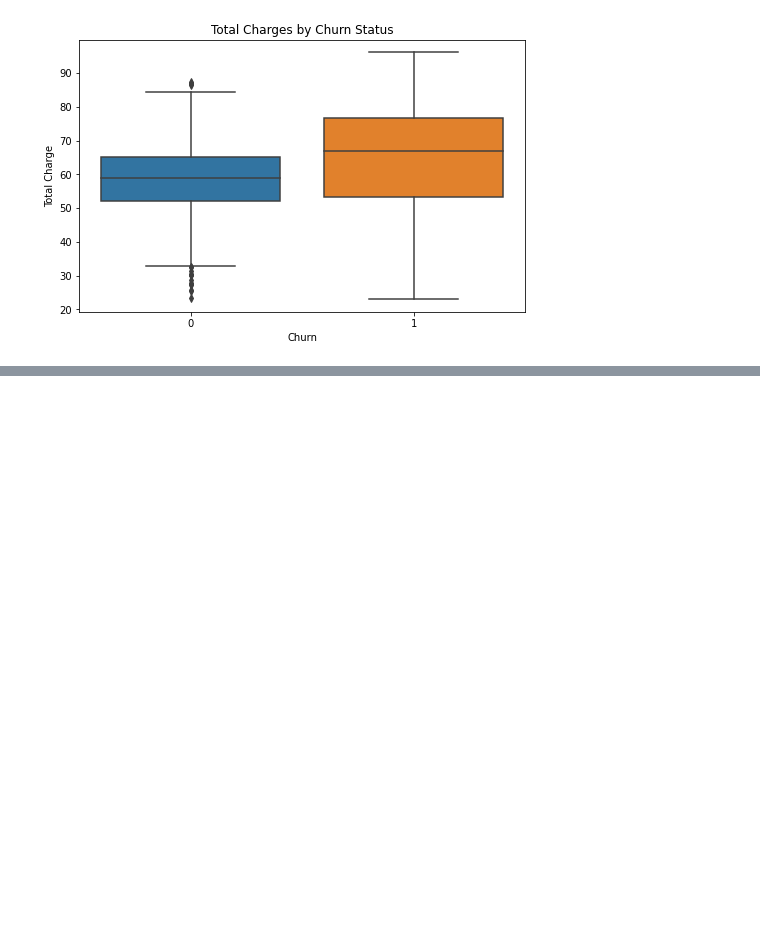
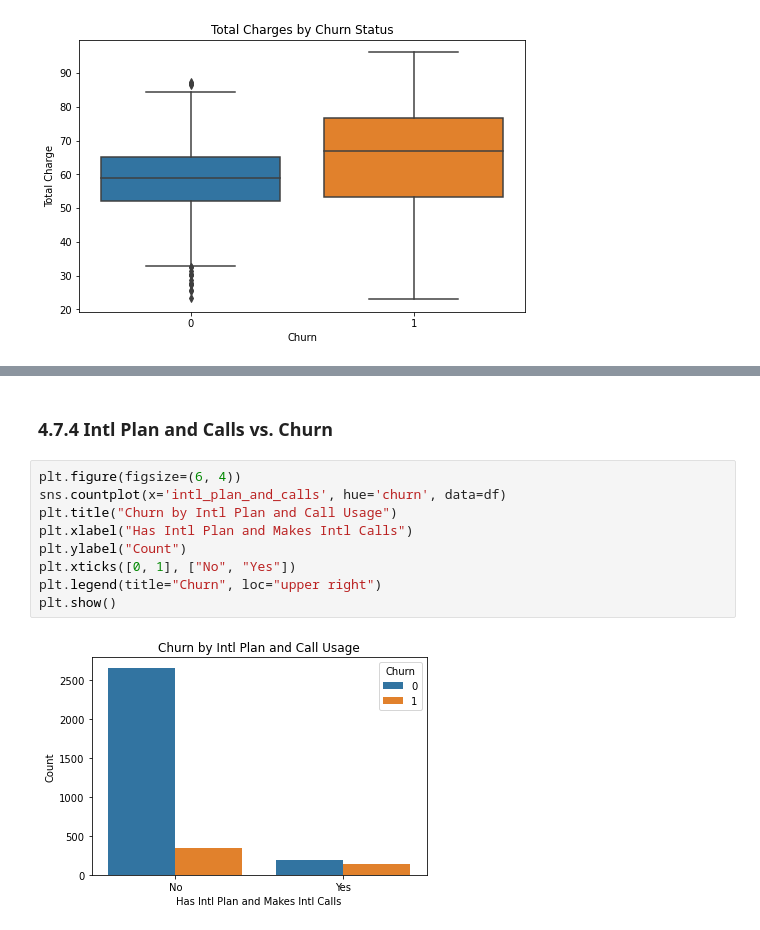
Before and after one commit to HellenDianaNjeri/SyriaTel-Customer-Churn, a Jupyter notebook: notebooks/SyriaTel Customer Churn.ipynb, the cells around one changed output, grey strips where cells are left out. Cells and saved outputs as stored; diff of their text form; blank space fills up the shorter version.

```diff
--- a/notebooks/SyriaTel Customer Churn.ipynb
+++ b/notebooks/SyriaTel Customer Churn.ipynb
@@ -478,0 +510,13 @@ plt.show()
+# %% [markdown]
+### 4.7.4 Intl Plan and Calls vs. Churn
+# %%
+plt.figure(figsize=(6, 4))
+sns.countplot(x='intl_plan_and_calls', hue='churn', data=df)
+plt.title("Churn by Intl Plan and Call Usage")
+plt.xlabel("Has Intl Plan and Makes Intl Calls")
+plt.ylabel("Count")
+plt.xticks([0, 1], ["No", "Yes"])
+plt.legend(title="Churn", loc="upper right")
+plt.show()
+# %% [output]
+[figure, added]
```
Also changed, not shown: parts of 5 cells of this notebook.
